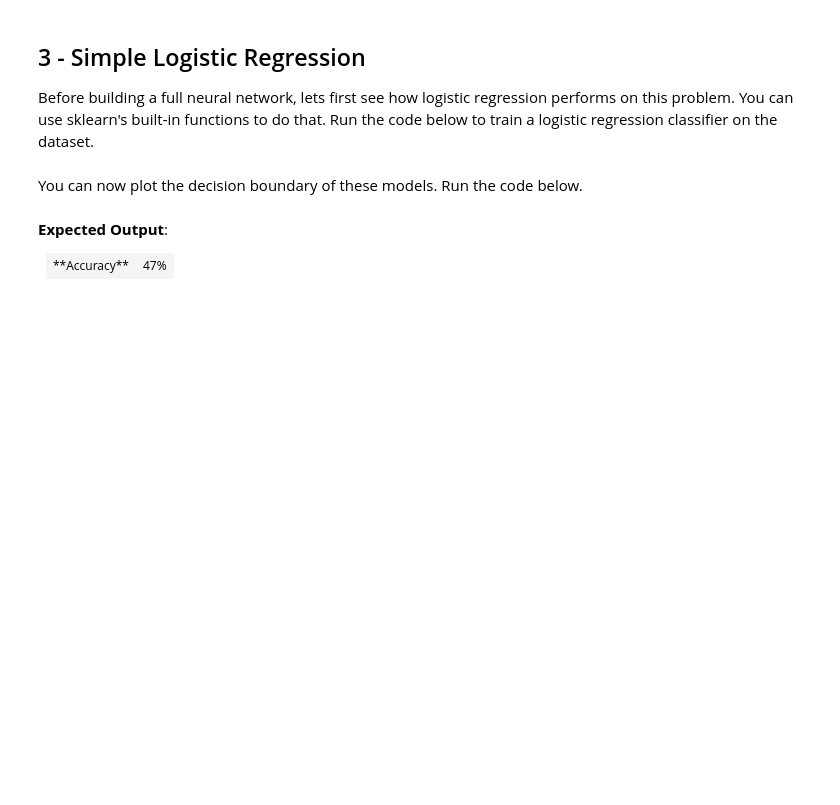
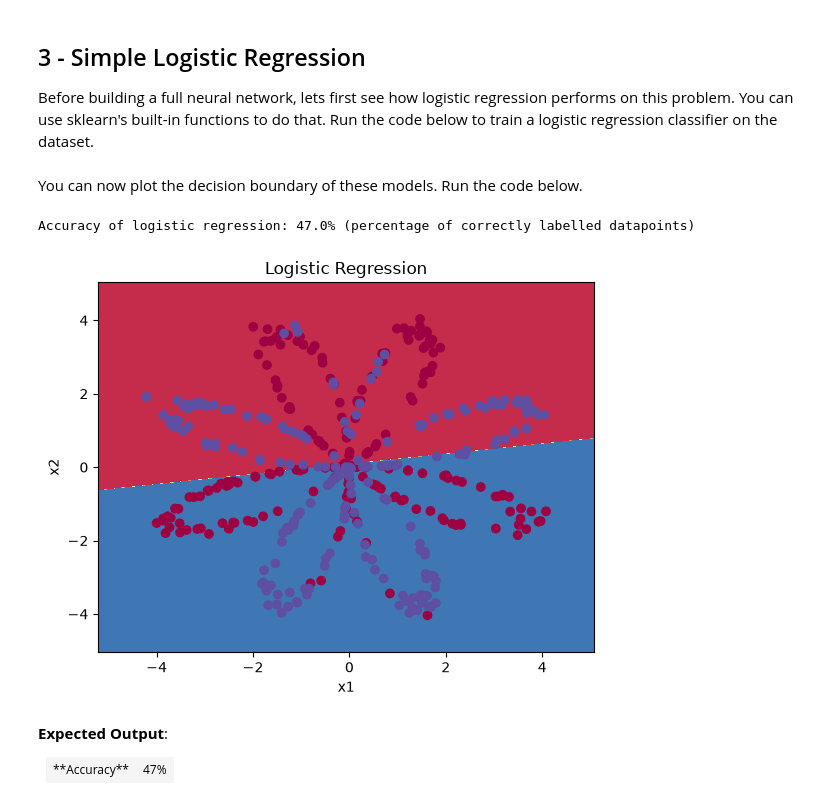
Before and after one commit to elisavitale/deep-learning-assignments, a Jupyter notebook: 1 - Neural Networks and Deep Learning/Week 3/Planar_data_classification_with_onehidden_layer.ipynb, the cells around one changed output. Drawn from its saved outputs; the diff is of its cells as text; code cells hidden in the pictures; blank space fills up the shorter version.

```diff
--- a/1 - Neural Networks and Deep Learning/Week 3/Planar_data_classification_with_onehidden_layer.ipynb
+++ b/1 - Neural Networks and Deep Learning/Week 3/Planar_data_classification_with_onehidden_layer.ipynb
@@ -111,20 +118,19 @@ You can now plot the decision boundary of these models. Run the code below.
 # %%
 # Plot the decision boundary for logistic regression
 plot_decision_boundary(lambda x: clf.predict(x), X, Y)
 plt.title("Logistic Regression")
 
 # Print accuracy
 LR_predictions = clf.predict(X.T)
 print(
-    "Accuracy of logistic regression: %d "
-    % float(
-        (np.dot(Y, LR_predictions) + np.dot(1 - Y, 1 - LR_predictions))
-        / float(Y.size)
-        * 100
-    )
+    "Accuracy of logistic regression: "
+    + str(np.mean(LR_predictions == Y.ravel()) * 100)
     + "% "
     + "(percentage of correctly labelled datapoints)"
 )
+# %% [output]
+Accuracy of logistic regression: 47.0% (percentage of correctly labelled datapoints)
+[figure, added]
 # %% [markdown]
 **Expected Output**:
 
```
Also changed, not shown: parts of 25 cells of this notebook.
